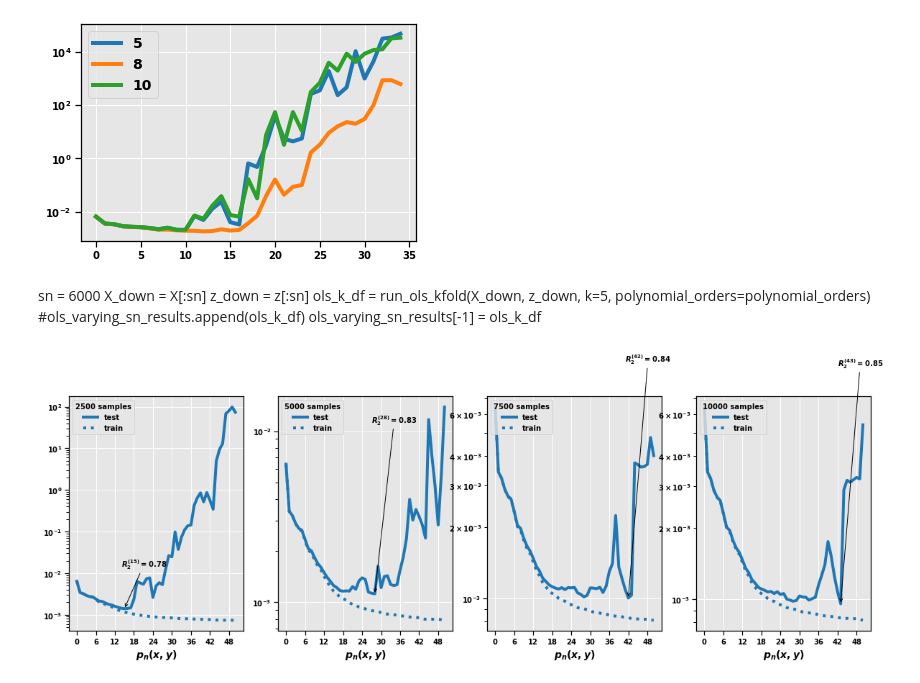
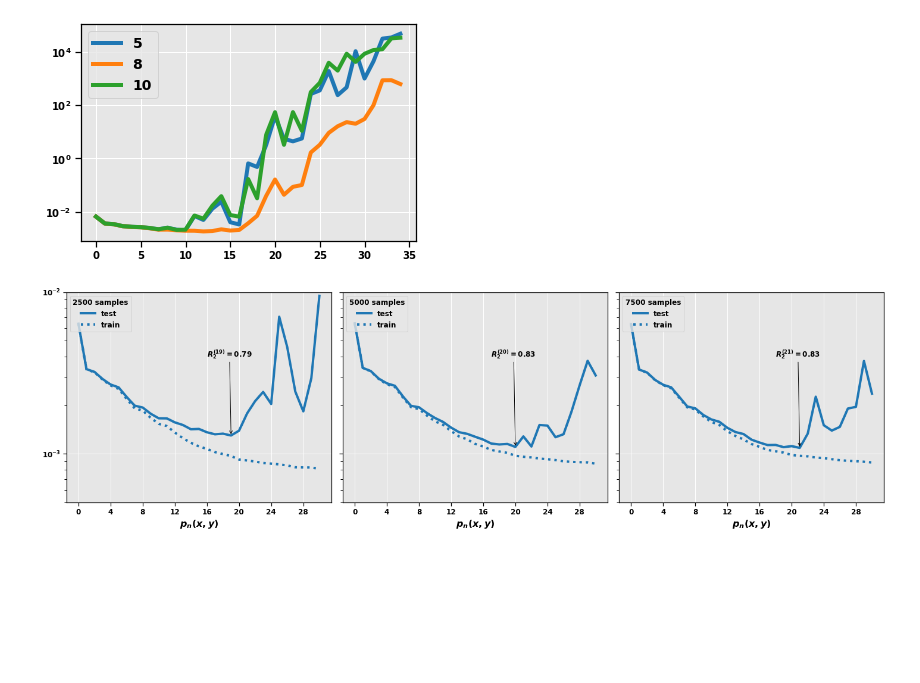
Before and after one commit to fonstelien/FYS-STK4155, a Jupyter notebook: project1/take2.ipynb, the cells around one changed output. Saved outputs shown, nothing was run; the diff lists cells and outputs as text; code cells hidden in the pictures; blank space fills up the shorter version.

Commit message:
results are in!

```diff
--- a/project1/take2.ipynb
+++ b/project1/take2.ipynb
@@ -745,42 +745,37 @@ plt.show()
 '''Running OLS with CV'''
 
 ols_varying_sn_results = list()
-samples = [2500,5000,7500,10000]
+samples = [2500,5000,7500]
 
 for sn in samples:
     X_down = X[:sn]
     z_down = z[:sn]
     ols_k_df = run_ols_kfold(X_down, z_down, k=5, polynomial_orders=polynomial_orders)
     ols_varying_sn_results.append(ols_k_df)
-# %% [markdown]
-sn = 6000
-X_down = X[:sn]
-z_down = z[:sn]
-ols_k_df = run_ols_kfold(X_down, z_down, k=5, polynomial_orders=polynomial_orders)
-#ols_varying_sn_results.append(ols_k_df)
-ols_varying_sn_results[-1] = ols_k_df
 # %%
-fig, axes = plt.subplots(nrows=1, ncols=4, figsize=WIDE_FIG)
+fig, axes = plt.subplots(nrows=1, ncols=3, figsize=WIDE_FIG, sharex=True, sharey=True)
 #fig.suptitle("Ridge with CV", fontsize=LARGE, weight='bold')
 
 for ax, sn, df in zip(axes, samples, ols_varying_sn_results):
     ax.plot(polynomial_orders, df['test_mse'], color=COLORS[0])
     ax.plot(polynomial_orders, df['train_mse'], ':', color=COLORS[0])
     ax.set_yscale('log')
     ax.legend(['test','train'], title=f'{sn} samples', fontsize=SMALL, title_fontsize=SMALL, loc='upper left')
     ax.set_xlabel(r"$p_n(x,y)$")
     ax.xaxis.set_major_locator(MaxNLocator(integer=True))
+    ax.set_ylim(.0005,.01)
 
     # R2 annotation
     best_idx = df['test_mse'].argmin()
     best_mse_pn = polynomial_orders[best_idx]
     best_mse_val = df['test_mse'].min()
-    xytext = (best_mse_pn-1, best_mse_val*10)
+    xytext = (best_mse_pn-3, .004)
     xy = (best_mse_pn, best_mse_val)
     R2 = best_r2(df['test_mse'], z_down)
     ax.annotate(f'$R_2^{{({best_mse_pn})}} = {R2:.2f}$', xytext=xytext, xy=xy, arrowprops={'arrowstyle':'->'})
 
 
+plt.tight_layout()
 plt.show()
 # %% [output]
-[figure, old version]
+[figure, new version]
```
Also changed, not shown: parts of 19 cells of this notebook, 3 other files.
